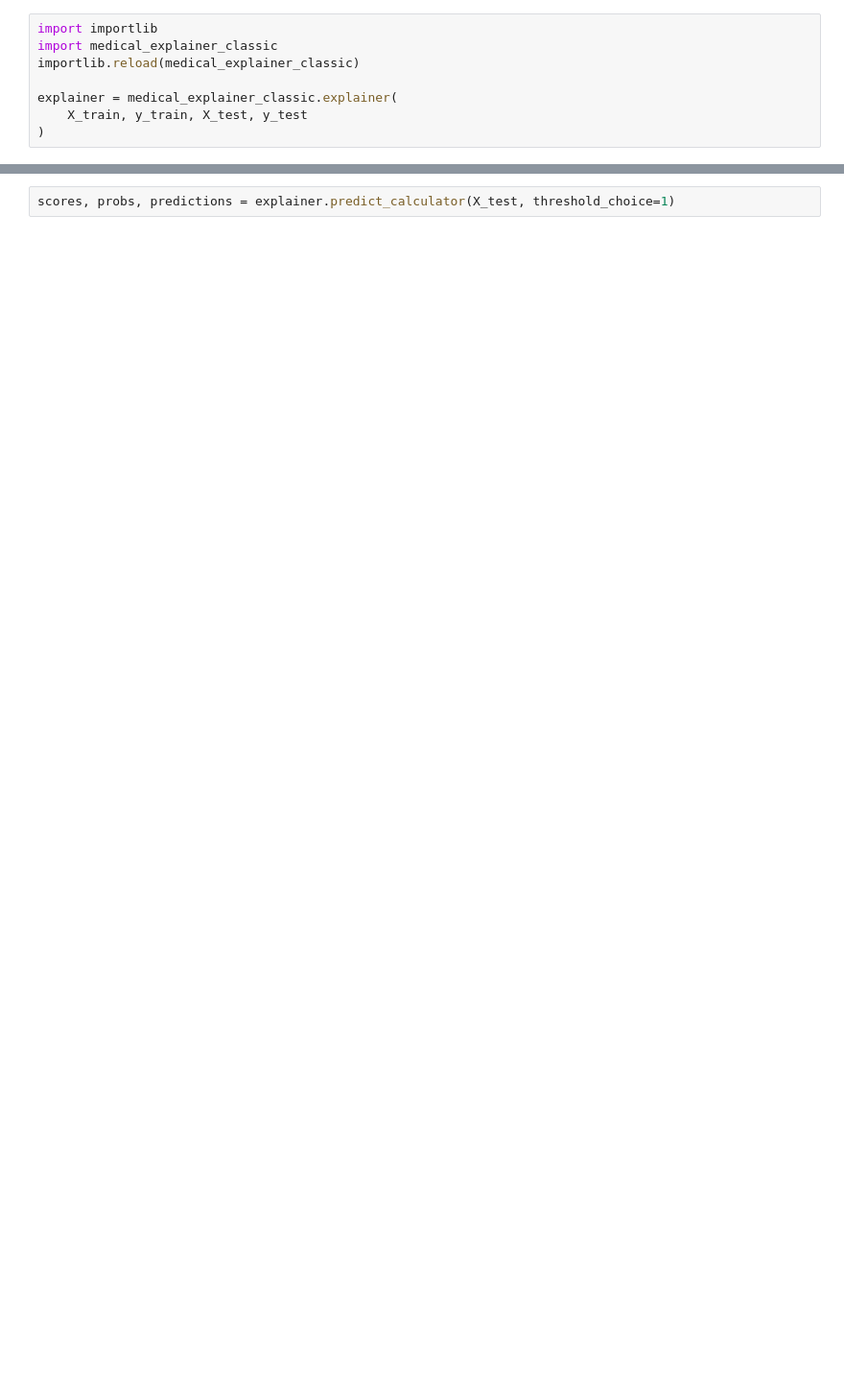
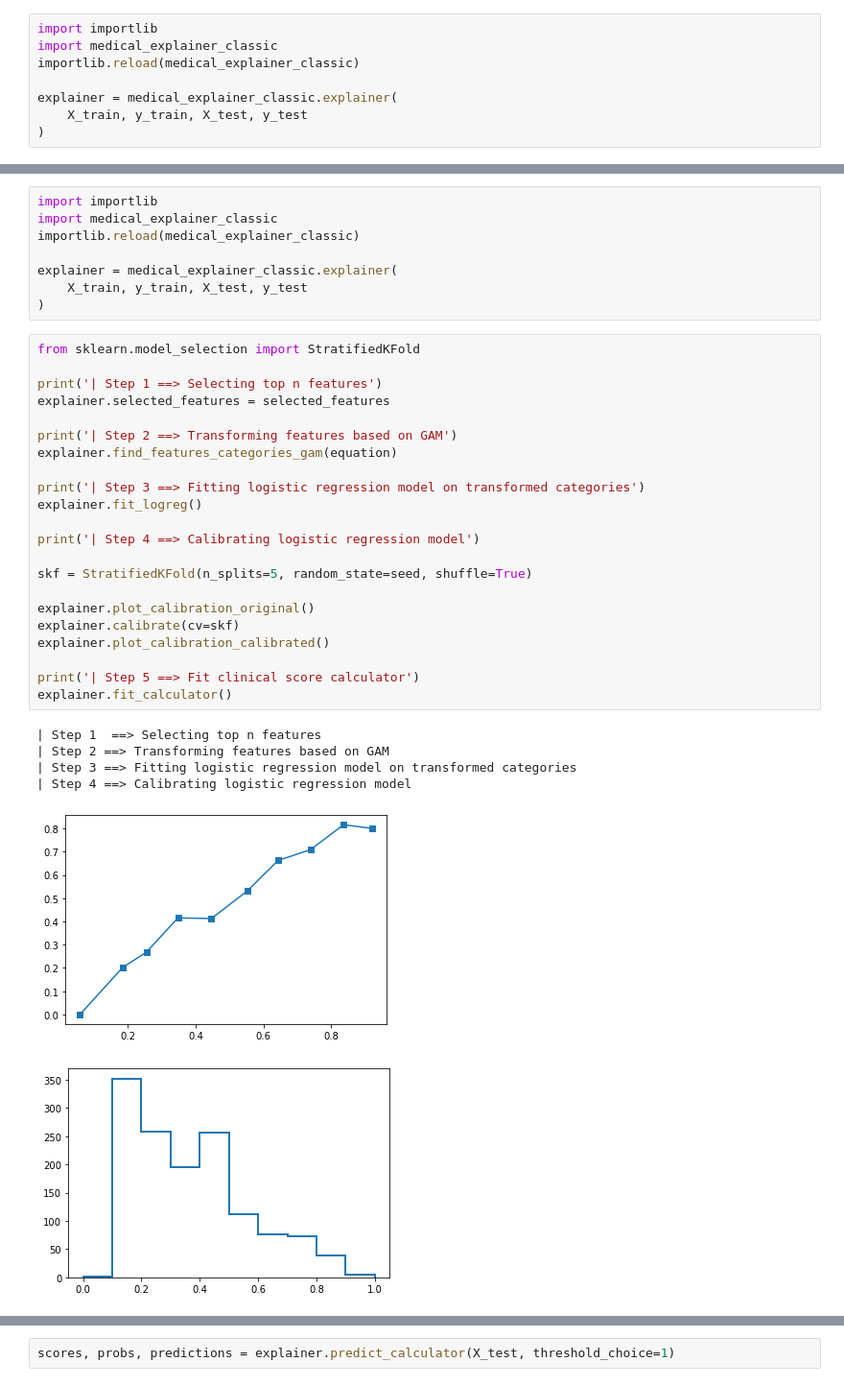
Before and after one commit to llja0112/Uni-ACS, a Jupyter notebook: Logistic Regression Classic Example.ipynb, the cells around one changed output, grey strips where cells are left out. Shown at 96% size. Saved outputs shown, nothing was run; the diff lists cells and outputs as text; blank space fills up the shorter version.

```diff
--- a/Logistic Regression Classic Example.ipynb
+++ b/Logistic Regression Classic Example.ipynb
@@ -49,0 +100,37 @@ Threshold:0.9
+# %%
+import importlib
+import medical_explainer_classic
+importlib.reload(medical_explainer_classic)
+
+explainer = medical_explainer_classic.explainer(
+    X_train, y_train, X_test, y_test
+)
+# %%
+from sklearn.model_selection import StratifiedKFold
+
+print('| Step 1 ==> Selecting top n features')
+explainer.selected_features = selected_features
+
+print('| Step 2 ==> Transforming features based on GAM')
+explainer.find_features_categories_gam(equation)
+
+print('| Step 3 ==> Fitting logistic regression model on transformed categories')
+explainer.fit_logreg()
+
+print('| Step 4 ==> Calibrating logistic regression model')
+
+skf = StratifiedKFold(n_splits=5, random_state=seed, shuffle=True)
+
+explainer.plot_calibration_original()
+explainer.calibrate(cv=skf)
+explainer.plot_calibration_calibrated()
+
+print('| Step 5 ==> Fit clinical score calculator')
+explainer.fit_calculator()
+# %% [output]
+| Step 1  ==> Selecting top n features
+| Step 2 ==> Transforming features based on GAM
+| Step 3 ==> Fitting logistic regression model on transformed categories
+| Step 4 ==> Calibrating logistic regression model
+[figure, added]
+[figure, added]
```
Also changed, not shown: parts of 29 cells of this notebook, 3 other files.
